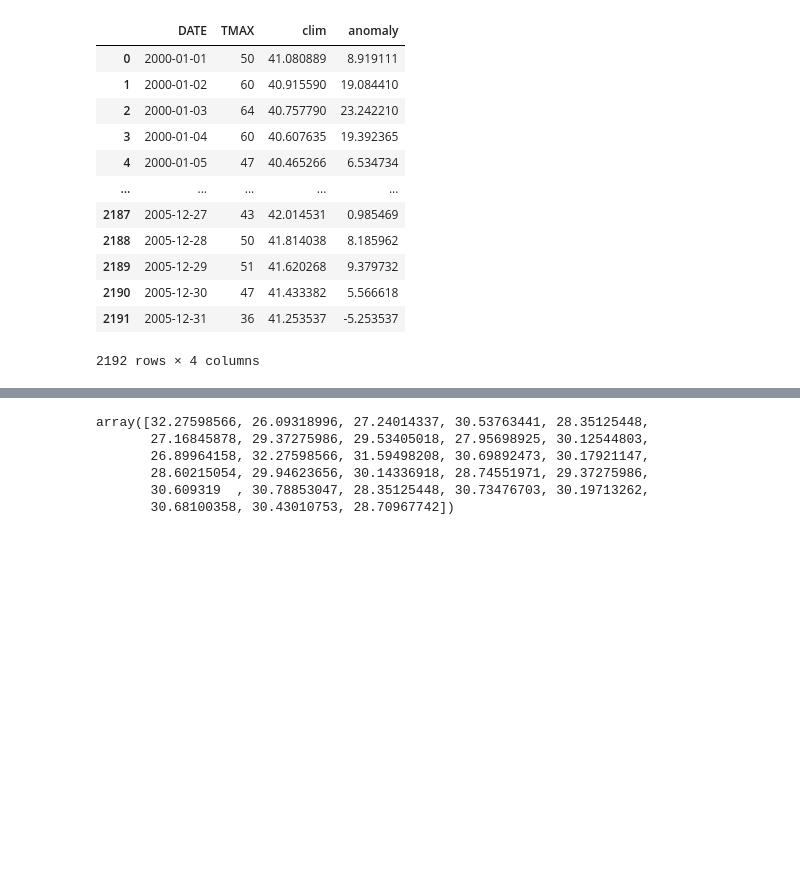
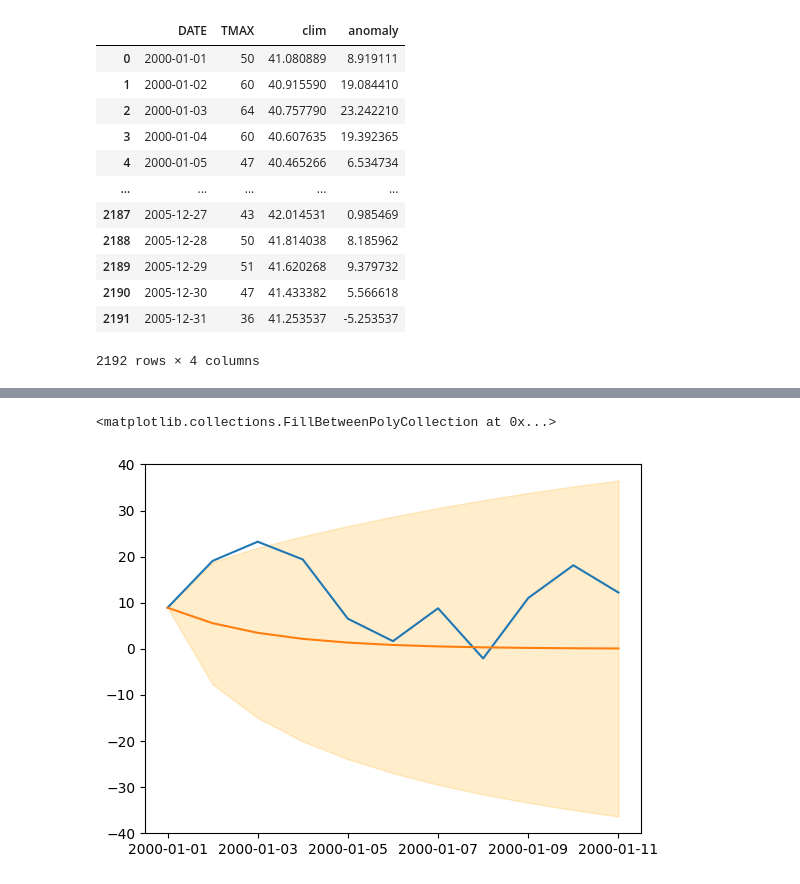
Before and after one commit to cl3225/CLMTG-5060, a Jupyter notebook: Lecture06_examples.ipynb, the cells around one changed output, grey strips where cells are left out. Drawn from its saved outputs; the diff is of its cells as text; code cells hidden in the pictures; blank space fills up the shorter version.

```diff
--- a/Lecture06_examples.ipynb
+++ b/Lecture06_examples.ipynb
@@ -248,6 +128,0 @@ plt.show()
-# %%
-df = pd.read_csv("./NYC_data.csv", parse_dates=["DATE"])
-df = df.dropna(subset=["TMAX"]).sort_values("DATE").reset_index(drop=True)
-df["Year"] = df["DATE"].dt.year
-df["Month"] = df["DATE"].dt.month
-df["TMAX_C"] = (df["TMAX"] - 32) * 5/9   # Fahrenheit -> Celsius
@@ -265,9 +129,30 @@ t = np.arange(n)
-# %%
-y
-# %% [output]
-array([32.27598566, 26.09318996, 27.24014337, 30.53763441, 28.35125448,
-       27.16845878, 29.37275986, 29.53405018, 27.95698925, 30.12544803,
-       26.89964158, 32.27598566, 31.59498208, 30.69892473, 30.17921147,
-       28.60215054, 29.94623656, 30.14336918, 28.74551971, 29.37275986,
-       30.609319  , 30.78853047, 28.35125448, 30.73476703, 30.19713262,
-       30.68100358, 30.43010753, 28.70967742])
+# %%
+max_lag = 1
+x = df.anomaly.values
+rho   = stattools.acf(x, nlags=max_lag, adjusted=False)[1]
+
+x_hat = rho * x[:-1]
+residuals = x[1:] - x_hat
+sigma_w_hat = residuals.std()
+# %%
+# 3. Forecast: start Jan 1, lead time = 10 days
+
+idx0 = np.where(df["DATE"] == "2000-01-01")[0][0]
+x0 = x[idx0]
+
+forecast_horizon = 10
+t_ahead = np.arange(0, forecast_horizon + 1)
+
+x_hat_mean = (rho**t_ahead) * x0
+x_hat_var = sigma_w_hat**2 * (1 - phi_hat**(2*t_ahead)) / (1 - phi_hat**2)
+# %%
+x_hat_var[0] = 0
+x_hat_std = np.sqrt(x_hat_var)
+# %%
+plt.plot(df["DATE"][idx0:idx0+forecast_horizon+1],x[idx0:idx0+forecast_horizon+1])
+plt.plot(df["DATE"][idx0:idx0+forecast_horizon+1],x_hat_mean)
+plt.fill_between(df["DATE"][idx0:idx0+forecast_horizon+1], x_hat_mean - 1.96*x_hat_std, x_hat_mean + 1.96*x_hat_std,
+                  color='orange', alpha=0.2, label='95% forecast interval')
+# %% [output]
+<matplotlib.collections.FillBetweenPolyCollection at 0x...>
+[figure, added]
```
Also changed, not shown: parts of 16 cells of this notebook.
